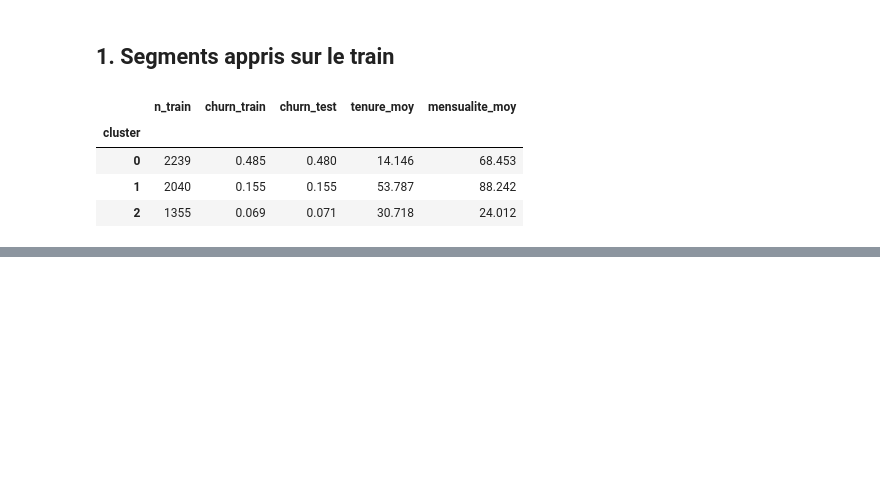
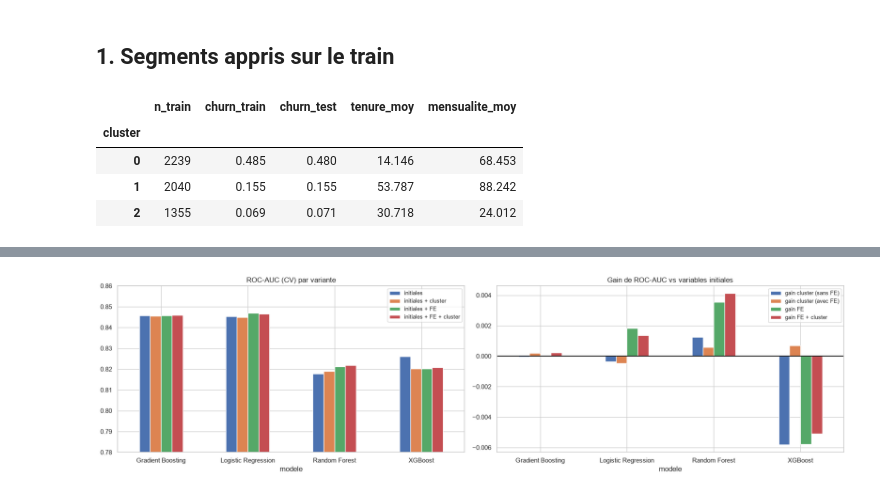
Before and after one commit to doughmi-ilyas/customer-churn-prediction, a Jupyter notebook: notebooks/04_lien.ipynb, the cells around one changed output, grey strips where cells are left out. Saved outputs shown, nothing was run; the diff lists cells and outputs as text; code cells hidden in the pictures; blank space fills up the shorter version.

Commit message:
cluster-link: add section "Comparaison des 4 variantes"

```diff
--- a/notebooks/04_lien.ipynb
+++ b/notebooks/04_lien.ipynb
@@ -200,0 +226,3 @@ pd.DataFrame(
+# %%
+auc = res.pivot(index="modele", columns="variante", values="cv_roc_auc")[list(variants)]
+auc.round(4)
@@ -200,0 +246,11 @@ pd.DataFrame(
+# %%
+print("écart-type CV du ROC-AUC (bruit entre folds) :", res["cv_roc_auc_std"].mean().round(4))
+gain = pd.DataFrame(
+    {
+        "gain cluster (sans FE)": auc["initiales + cluster"] - auc["initiales"],
+        "gain cluster (avec FE)": auc["initiales + FE + cluster"] - auc["initiales + FE"],
+        "gain FE": auc["initiales + FE"] - auc["initiales"],
+        "gain FE + cluster": auc["initiales + FE + cluster"] - auc["initiales"],
+    }
+)
+gain.round(4)
@@ -200,0 +265,14 @@ pd.DataFrame(
+# %%
+fig, axes = plt.subplots(1, 2, figsize=(18, 5))
+auc.plot.bar(ax=axes[0], ylim=(0.78, 0.86), rot=0)
+axes[0].set_title("ROC-AUC (CV) par variante")
+gain.plot.bar(ax=axes[1], rot=0)
+axes[1].axhline(0, color="black")
+axes[1].set_title("Gain de ROC-AUC vs variables initiales")
+for ax in axes:
+    ax.legend(fontsize=9)
+fig.tight_layout()
+fig.savefig(f"{FIG_DIR}/30_cluster_fe_comparison.png", dpi=110, bbox_inches="tight")
+plt.show()
+# %% [output]
+[figure, added]
```
Also changed, not shown: parts of 5 cells of this notebook, 1 other file.
